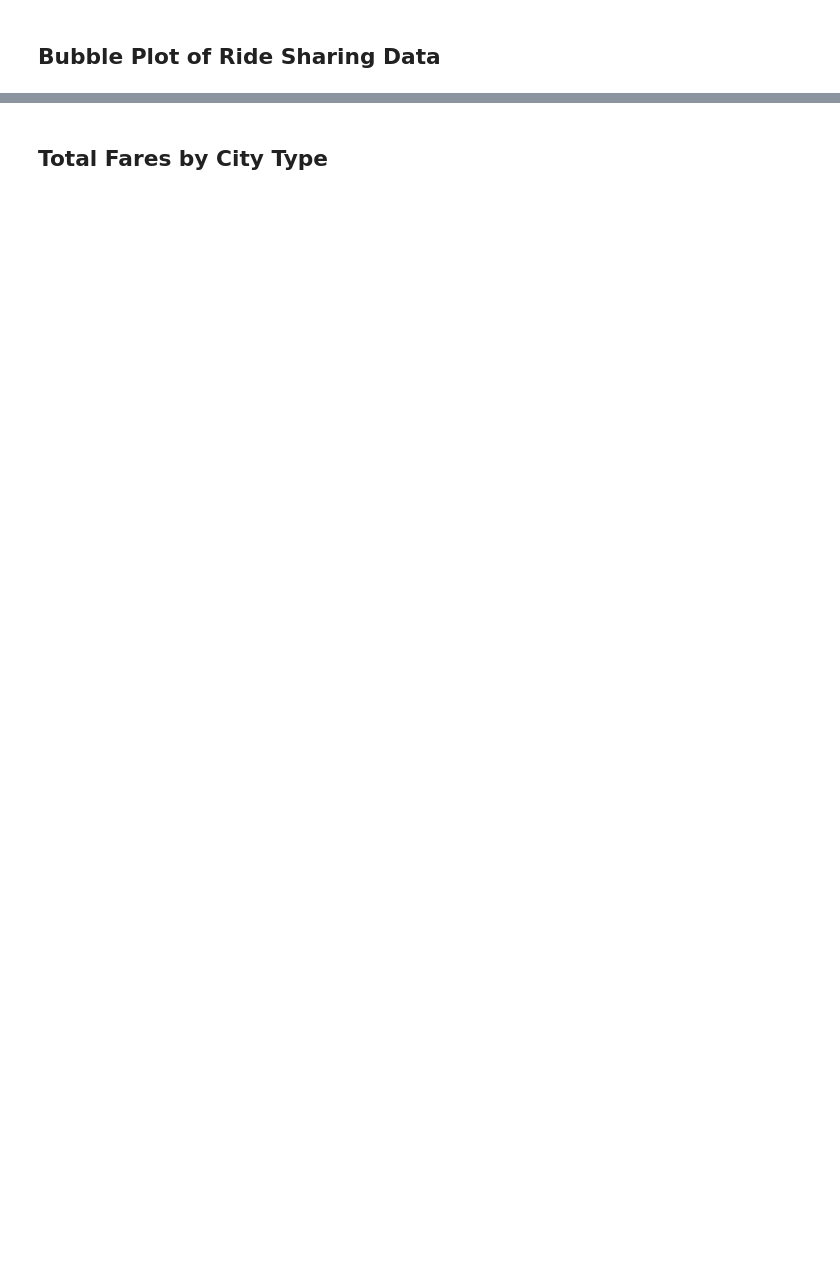
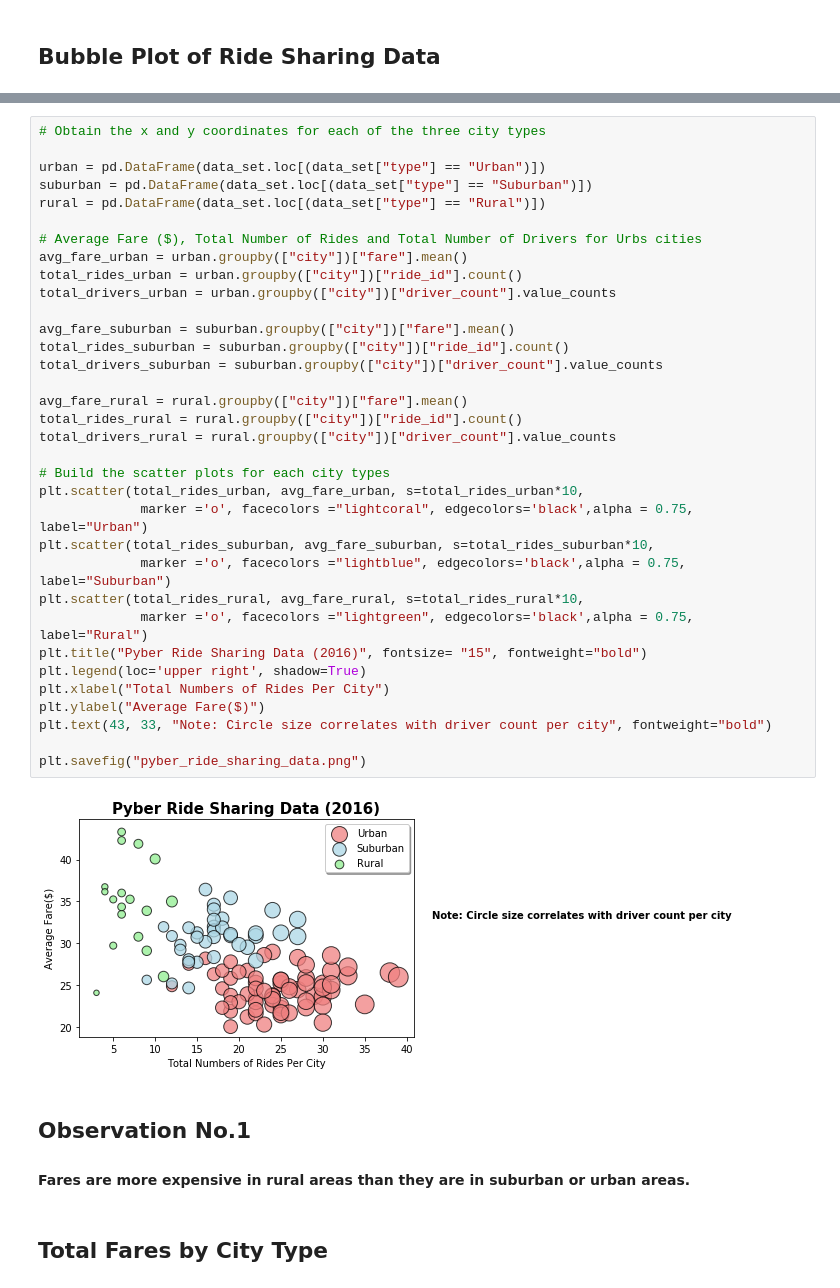
Before and after one commit to Freguenet/Matplotlib, a Jupyter notebook: pyber_starter.ipynb, the cells around one changed output, grey strips where cells are left out. Cells and saved outputs as stored; diff of their text form; blank space fills up the shorter version.

```diff
--- a/pyber_starter.ipynb
+++ b/pyber_starter.ipynb
@@ -71,2 +28,41 @@ plt.show()
+# %%
+# Obtain the x and y coordinates for each of the three city types
+
+urban = pd.DataFrame(data_set.loc[(data_set["type"] == "Urban")])
+suburban = pd.DataFrame(data_set.loc[(data_set["type"] == "Suburban")])
+rural = pd.DataFrame(data_set.loc[(data_set["type"] == "Rural")])
+
+# Average Fare ($), Total Number of Rides and Total Number of Drivers for Urbs cities
+avg_fare_urban = urban.groupby(["city"])["fare"].mean()
+total_rides_urban = urban.groupby(["city"])["ride_id"].count()
+total_drivers_urban = urban.groupby(["city"])["driver_count"].value_counts
+
+avg_fare_suburban = suburban.groupby(["city"])["fare"].mean()
+total_rides_suburban = suburban.groupby(["city"])["ride_id"].count()
+total_drivers_suburban = suburban.groupby(["city"])["driver_count"].value_counts
+
+avg_fare_rural = rural.groupby(["city"])["fare"].mean()
+total_rides_rural = rural.groupby(["city"])["ride_id"].count()
+total_drivers_rural = rural.groupby(["city"])["driver_count"].value_counts
+
+# Build the scatter plots for each city types
+plt.scatter(total_rides_urban, avg_fare_urban, s=total_rides_urban*10,
+             marker ='o', facecolors ="lightcoral", edgecolors='black',alpha = 0.75, label="Urban")
+plt.scatter(total_rides_suburban, avg_fare_suburban, s=total_rides_suburban*10,
+             marker ='o', facecolors ="lightblue", edgecolors='black',alpha = 0.75, label="Suburban")
+plt.scatter(total_rides_rural, avg_fare_rural, s=total_rides_rural*10,
+             marker ='o', facecolors ="lightgreen", edgecolors='black',alpha = 0.75, label="Rural")
+plt.title("Pyber Ride Sharing Data (2016)", fontsize= "15", fontweight="bold")
+plt.legend(loc='upper right', shadow=True)
+plt.xlabel("Total Numbers of Rides Per City")
+plt.ylabel("Average Fare($)")
+plt.text(43, 33, "Note: Circle size correlates with driver count per city", fontweight="bold")
+
+plt.savefig("pyber_ride_sharing_data.png")
+# %% [output]
+[figure, added]
+# %% [markdown]
+## Observation No.1
+#### Fares are more expensive in rural areas than they are in suburban or urban areas.
 # %% [markdown]
 ## Total Fares by City Type
```
Also changed, not shown: parts of 15 cells of this notebook, 3 other files.
